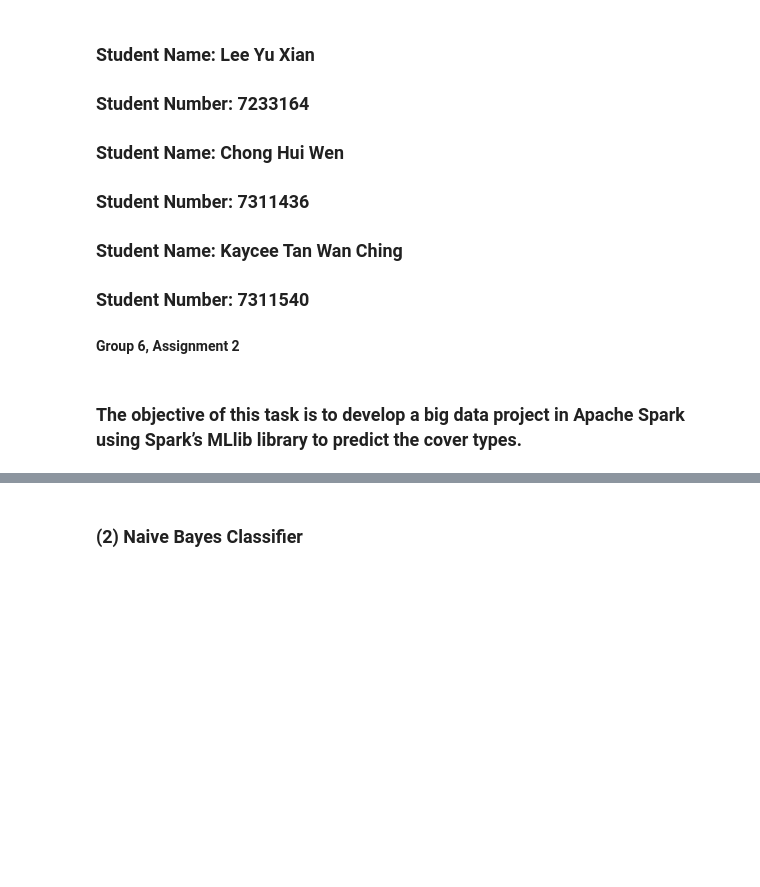
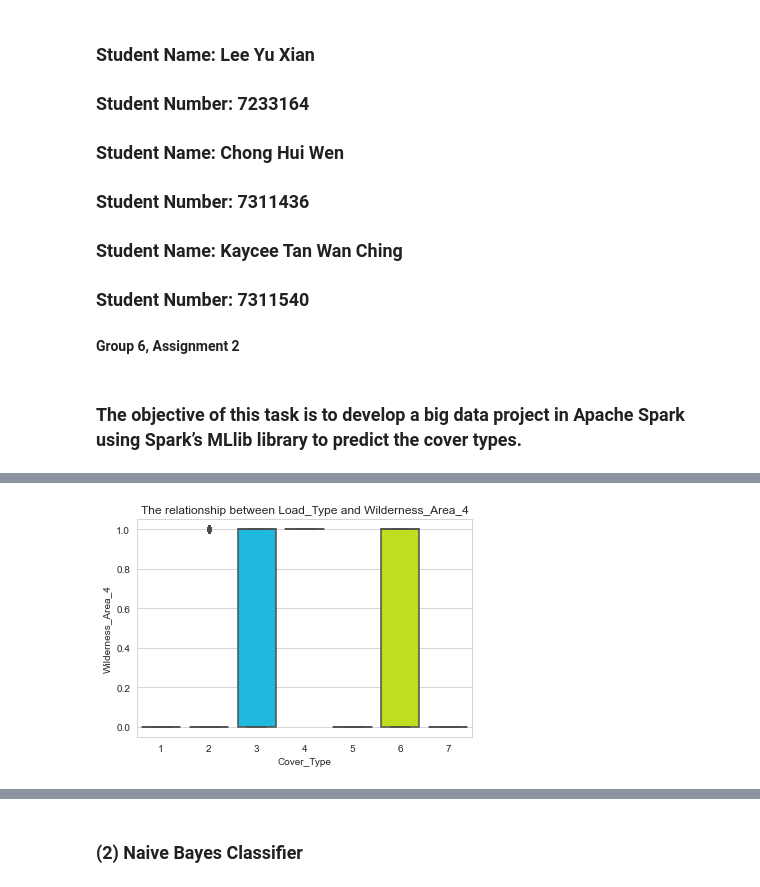
Before and after one commit to lyx97/CSCI316, a Jupyter notebook: Group 6/CSCI316_A2_Group_LeeYuXian_ChongHuiWen_TanKayceeWanChing.ipynb, the cells around one changed output, grey strips where cells are left out. Saved outputs shown, nothing was run; the diff lists cells and outputs as text; code cells hidden in the pictures; blank space fills up the shorter version.

```diff
--- a/Group 6/CSCI316_A2_Group_LeeYuXian_ChongHuiWen_TanKayceeWanChing.ipynb
+++ b/Group 6/CSCI316_A2_Group_LeeYuXian_ChongHuiWen_TanKayceeWanChing.ipynb
@@ -616,0 +335,9 @@ After tuning the model:
+# %%
+# Visualize the relationship between Load_Type and Wilderness_Area_4
+plt.title('The relationship between Load_Type and Wilderness_Area_4')
+
+graph = sns.boxplot(data=p_df, x='Cover_Type', y='Wilderness_Area_4', palette='gist_rainbow_r')
+
+plt.show()
+# %% [output]
+[figure, added]
```
Also changed, not shown: parts of 112 cells of this notebook, 1 other file.
